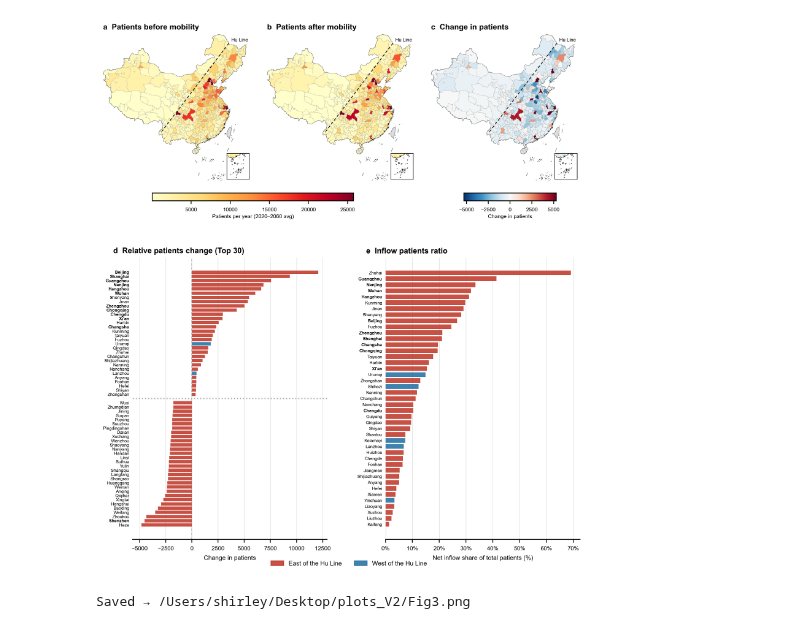
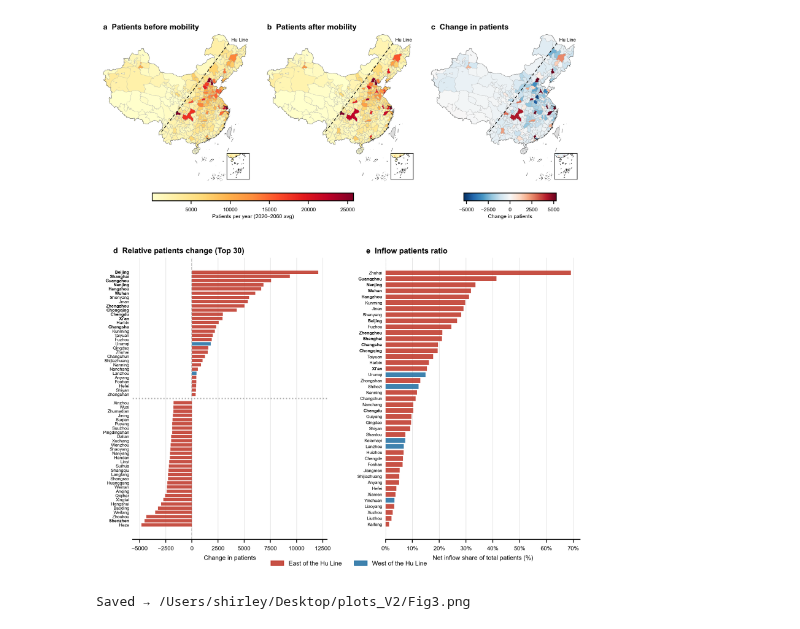
Before and after one commit to debibooo/Air_pollution_health_adaptation, a Jupyter notebook: plotting/Fig3.ipynb, the cells around one changed output. Cells and saved outputs as stored; diff of their text form; code cells hidden in the pictures.

```diff
--- a/plotting/Fig3.ipynb
+++ b/plotting/Fig3.ipynb
@@ -34,9 +34,7 @@ CITY_NAME_MAP = {
     "Qiqihaer":  "Qiqihar",
     "Huhehaote": "Hohhot",
     "Haerbin":   "Harbin",
-    "Yiichun":   "Yichun",
     "Xiuqian":   "Suqian",
-    "Yuulin":    "Yulin",
     "Wulanchabu":"Ulanqab",
 }
 
@@ -350,32 +348,32 @@ ax_barC.invert_yaxis()
 style_bar(ax_barD, "e  Inflow patients ratio", "Net inflow share of total patients (%)")
 
 n_d      = len(df_ratio)
 y_d      = np.arange(n_d)
 colors_d = [C_EAST if r == "East" else C_WEST for r in df_ratio["region"]]
 ratio_pct = df_ratio["net_local_r"].values * 100
 ax_barD.barh(y_d, ratio_pct, color=colors_d, height=0.78, alpha=0.88, zorder=2)
 ax_barD.set_yticks(y_d)
 ax_barD.set_yticklabels(df_ratio.index, fontsize=4.5)
 
 for label in ax_barD.get_yticklabels():
     if label.get_text() in BOLD_CITIES:
         label.set_weight("bold")
         label.set_color("black")
 
 ax_barD.xaxis.set_major_formatter(mticker.FuncFormatter(lambda x, _: f"{x:.0f}%"))
 ax_barD.invert_yaxis()
 
 # ── 15. Shared legend ─────────────────────────────────────────────────────────
 patch_e = mpatches.Patch(color=C_EAST, label="East of the Hu Line", alpha=0.88)
 patch_w = mpatches.Patch(color=C_WEST, label="West of the Hu Line", alpha=0.88)
 fig.legend(handles=[patch_e, patch_w], loc="lower center", ncol=2,
            fontsize=6.5, frameon=False, bbox_to_anchor=(0.5, 0.0))
 
 # ── 16. Save ──────────────────────────────────────────────────────────────────
 OUTFILE.parent.mkdir(parents=True, exist_ok=True)
 fig.savefig(OUTFILE, dpi=300, bbox_inches="tight", facecolor="white")
 plt.show()
 print(f"Saved → {OUTFILE}")
 # %% [output]
-[figure, old version]
+[figure, new version]
 Saved → /Users/shirley/Desktop/plots_V2/Fig3.png
```
Also changed, not shown: 2 other files.
